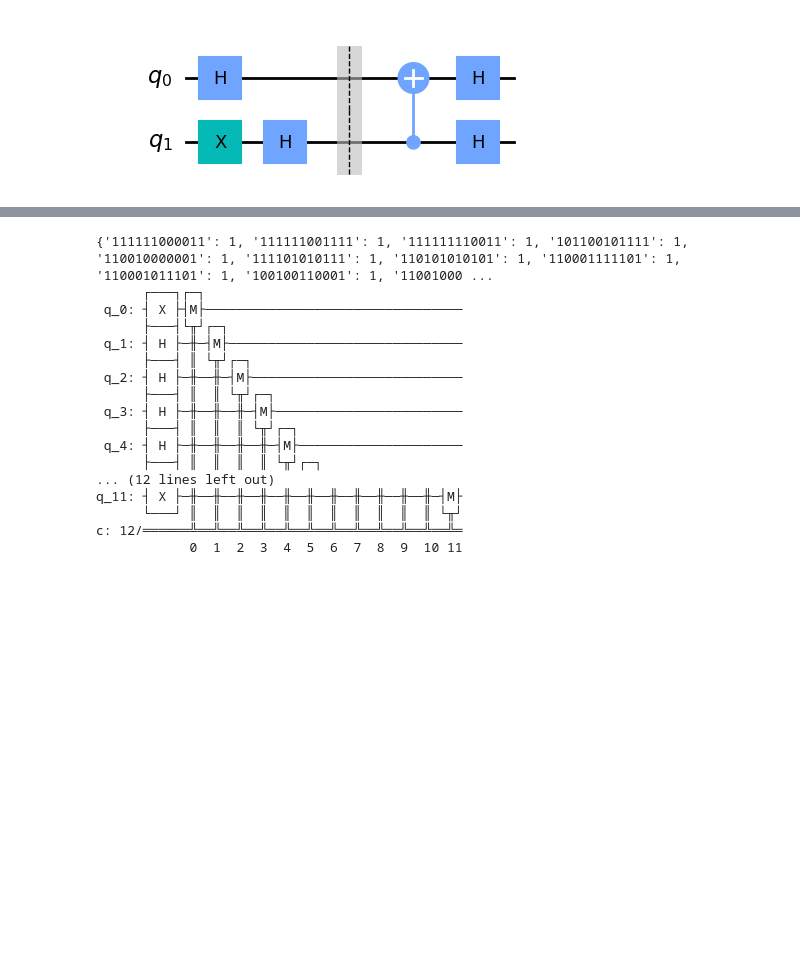
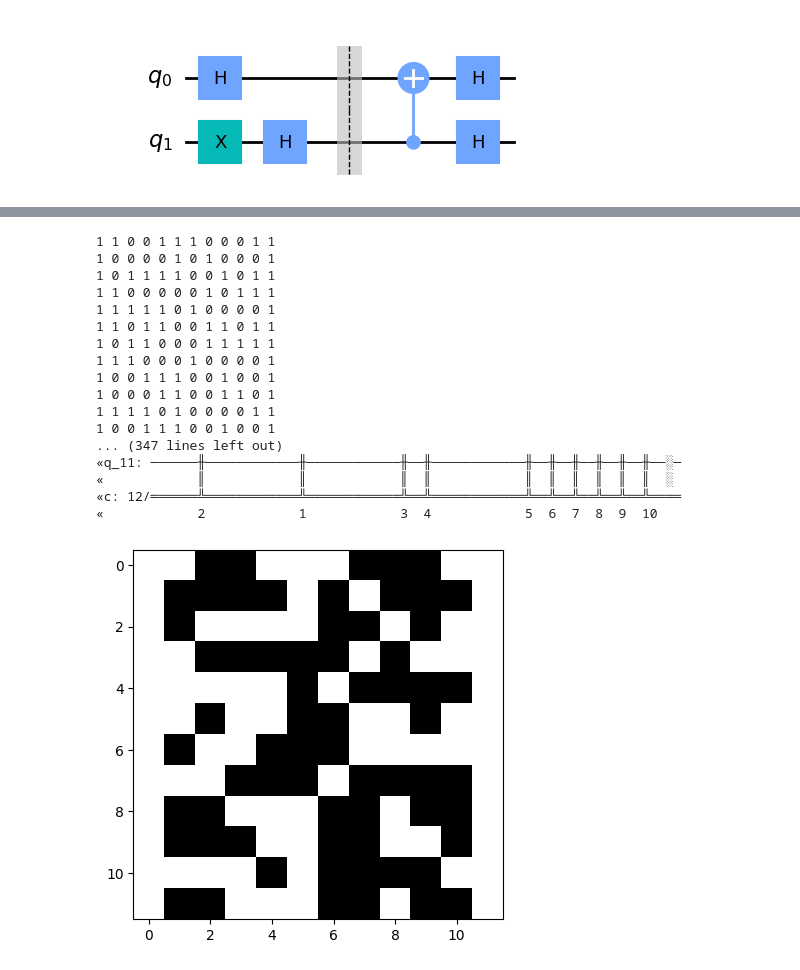
Before and after one commit to Dpbm/quantum, a Jupyter notebook: qiskit/game-map.ipynb, the cells around one changed output, grey strips where cells are left out. Cells and saved outputs as stored; diff of their text form; code cells hidden in the pictures; blank space fills up the shorter version.

Commit message:
testing some algorithms to game map

```diff
--- a/qiskit/game-map.ipynb
+++ b/qiskit/game-map.ipynb
@@ -87,20 +166,36 @@ def generate_map_line():
 # %%
-generate_map_line()
+gameMap = Map()
+for i in range(12):
+    gameMap.create_walls()
+    gameMap.create_next_to_wall_cell()
+    gameMap.createMiddle()
+    gameMap.create_measurements()
+    gameMap.addBarrier()
+    gameMap.save_simulation_results()
+gameMap.show_map()
+gameMap.show_circuit()
 # %% [output]
-{'111111000011': 1, '111111001111': 1, '111111110011': 1, '101100101111': 1, '110010000001': 1, '111101010111': 1, '110101010101': 1, '110001111101': 1, '110001011101': 1, '100100110001': 1, '11001000 ...
-      ┌───┐┌─┐
- q_0: ┤ X ├┤M├─────────────────────────────────
-      ├───┤└╥┘┌─┐
- q_1: ┤ H ├─╫─┤M├──────────────────────────────
-      ├───┤ ║ └╥┘┌─┐
- q_2: ┤ H ├─╫──╫─┤M├───────────────────────────
-      ├───┤ ║  ║ └╥┘┌─┐
- q_3: ┤ H ├─╫──╫──╫─┤M├────────────────────────
-      ├───┤ ║  ║  ║ └╥┘┌─┐
- q_4: ┤ H ├─╫──╫──╫──╫─┤M├─────────────────────
-      ├───┤ ║  ║  ║  ║ └╥┘┌─┐
-... (12 lines left out)
-q_11: ┤ X ├─╫──╫──╫──╫──╫──╫──╫──╫──╫──╫──╫─┤M├
-      └───┘ ║  ║  ║  ║  ║  ║  ║  ║  ║  ║  ║ └╥┘
-c: 12/══════╩══╩══╩══╩══╩══╩══╩══╩══╩══╩══╩══╩═
-            0  1  2  3  4  5  6  7  8  9  10 11
+1 1 0 0 1 1 1 0 0 0 1 1
+1 0 0 0 0 1 0 1 0 0 0 1
+1 0 1 1 1 1 0 0 1 0 1 1
+1 1 0 0 0 0 0 1 0 1 1 1
+1 1 1 1 1 0 1 0 0 0 0 1
+1 1 0 1 1 0 0 1 1 0 1 1
+1 0 1 1 0 0 0 1 1 1 1 1
+1 1 1 0 0 0 1 0 0 0 0 1
+1 0 0 1 1 1 0 0 1 0 0 1
+1 0 0 0 1 1 0 0 1 1 0 1
+1 1 1 1 0 1 0 0 0 0 1 1
+1 0 0 1 1 1 0 0 1 0 0 1
+... (347 lines left out)
+«q_11: ──────╫────────────╫────────────╫──╫────────────╫──╫──╫──╫──╫──╫──░─
+«            ║            ║            ║  ║            ║  ║  ║  ║  ║  ║  ░
+«c: 12/══════╩════════════╩════════════╩══╩════════════╩══╩══╩══╩══╩══╩════
+«            2            1            3  4            5  6  7  8  9  10
+# %%
+from matplotlib import pyplot as plt
+plt.imshow(gameMap.map, interpolation='nearest')
+plt.gray()
+plt.show()
+# %% [output]
+[figure, added]
```
Also changed, not shown: parts of 6 cells of this notebook, 2 other files.
